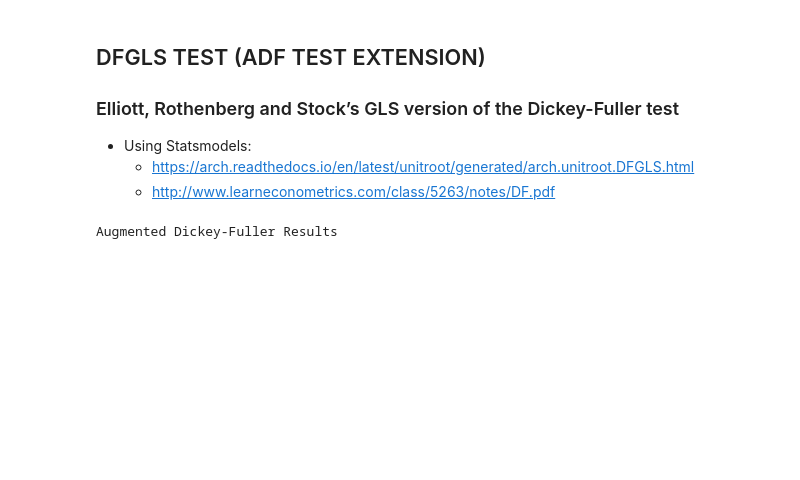
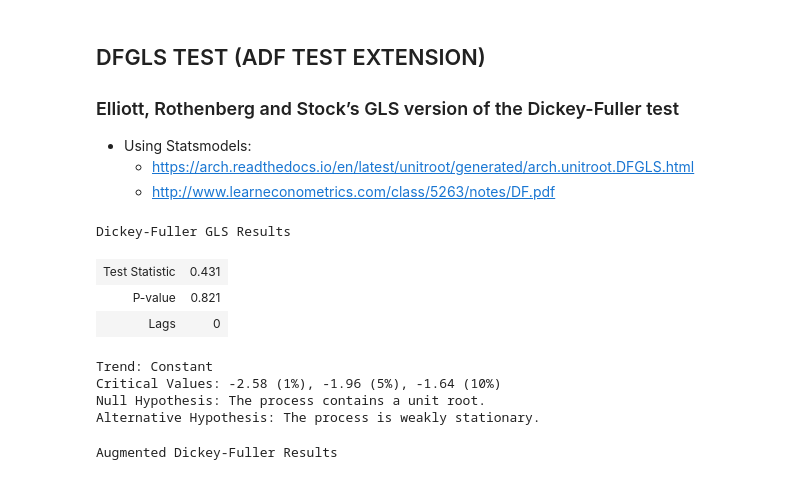
Before and after one commit to Jspano95/Jspano_MScQFin_Thesis, a Jupyter notebook: Jspano_MSc_QuantFin_Public_Github_V1.00.ipynb, the cells around one changed output. Cells and saved outputs as stored; diff of their text form; code cells hidden in the pictures; blank space fills up the shorter version.

```diff
--- a/Jspano_MSc_QuantFin_Public_Github_V1.00.ipynb
+++ b/Jspano_MSc_QuantFin_Public_Github_V1.00.ipynb
@@ -1750,6 +1744,30 @@ stationary_gvkeys
 * Using Statsmodels:
     * https://arch.readthedocs.io/en/latest/unitroot/generated/arch.unitroot.DFGLS.html
     * http://www.learneconometrics.com/class/5263/notes/DF.pdf
+# %%
+gvkey_selection = 179700
+gvkey_frame = sorted_alldata_df_final.loc[sorted_alldata_df_final.gvkey==gvkey_selection]
+
+cds = gvkey_frame['market_cds_spread']
+pecds = gvkey_frame['pecds']
+
+gvkey_frame_dfgls = pd.DataFrame(data=(cds, pecds)).T
+var_model_dfgls = smt.VAR(gvkey_frame_dfgls)
+#res_model_adf = var_model_adf.fit(maxlags=var_model_adf.select_order(maxlags=5).bic)  #VAR MODEL
+#bic_selected_lag_dfgls = var_model_dfgls.select_order(maxlags=5).bic
+
+#dfgls_test_cds = ADF(cds, lags=bic_selected_lag_dfgls)
+dfgls_test_cds = DFGLS(cds, trend='c', max_lags=10, method='BIC')
+dfgls_test_cds.summary()
+# %% [output]
+Dickey-Fuller GLS Results
+| Test Statistic | 0.431 |
+| P-value | 0.821 |
+| Lags | 0 |
+Trend: Constant
+Critical Values: -2.58 (1%), -1.96 (5%), -1.64 (10%)
+Null Hypothesis: The process contains a unit root.
+Alternative Hypothesis: The process is weakly stationary.
 # %%
 gvkey_selection = 179700
 gvkey_frame = sorted_alldata_df_final.loc[sorted_alldata_df_final.gvkey==gvkey_selection]
```
Also changed, not shown: parts of 13 cells of this notebook.
